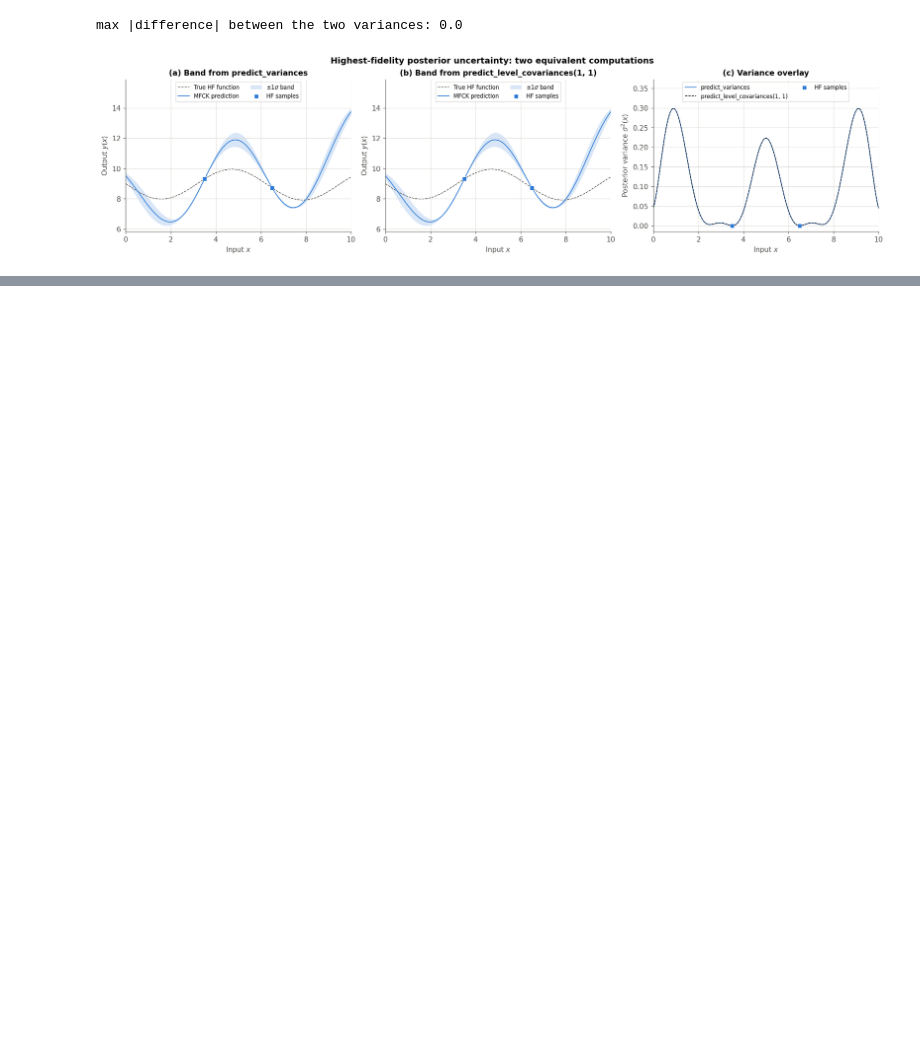
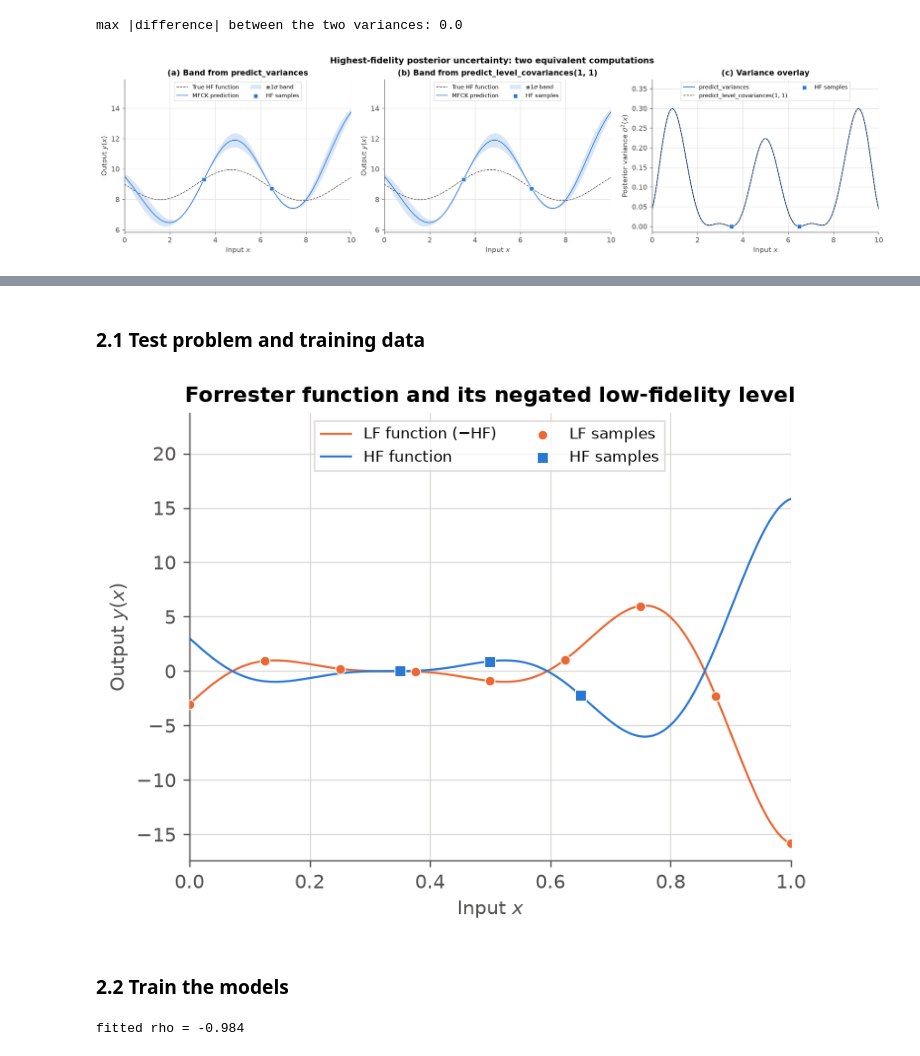
Before and after one commit to oihanc/smt, a Jupyter notebook: test_mfck.ipynb, the cells around one changed output, grey strips where cells are left out. Cells and saved outputs as stored; diff of their text form; code cells hidden in the pictures; blank space fills up the shorter version.

```diff
--- a/test_mfck.ipynb
+++ b/test_mfck.ipynb
@@ -217,0 +243,65 @@ plt.show()
+# %% [markdown]
+### 2.1 Test problem and training data
+# %%
+def forrester_hf(x):
+    return ((x * 6 - 2) ** 2) * np.sin((x * 6 - 2) * 2)
+
+
+def neg_forrester_hf(x):
+    """LF level: exactly anti-correlated with the HF function (rho = -1)."""
+    return -forrester_hf(x)
+
+
+bounds = np.array([[0.0, 1.0]])
+
+x = np.linspace(bounds[0, 0], bounds[0, 1], 201)
+X = x.reshape(-1, 1)
+y_hf = forrester_hf(x)
+y_lf = neg_forrester_hf(x)
+
+xt = [
+    np.linspace(0, 1, 9).reshape(-1, 1),          # LF samples
+    np.array([[0.35, 0.5, 0.65]]).reshape(-1, 1),  # HF samples
+]
+yt = [
+    neg_forrester_hf(xt[0]),
+    forrester_hf(xt[1]),
+]
+
+fig, (ax,) = new_figure()
+ax.plot(x, y_lf, color=C_LF, label=r"LF function ($-$HF)")
+ax.plot(x, y_hf, color=C_HF, label="HF function")
+plot_samples(ax)
+finish_axis(ax, "Forrester function and its negated low-fidelity level",
+            ylabel="Output $y(x)$")
+plt.show()
+# %% [output]
+[figure, added]
+# %% [markdown]
+### 2.2 Train the models
+# %%
+from smt.surrogate_models import KRG
+from smt.applications import MFCK
+
+# HF data only: ordinary kriging, and MFCK reduced to a single level
+krg = KRG(print_global=False)
+krg.set_training_values(xt[1], yt[1])
+krg.train()
+
+mfck_sf = MFCK(print_global=False)
+mfck_sf.set_training_values(xt[1], yt[1])
+mfck_sf.train()
+
+# LF + HF data: two-level MFCK
+mfck = MFCK(print_global=False)
+mfck.set_training_values(xt[0], yt[0], name=0)
+mfck.set_training_values(xt[1], yt[1])
+mfck.train()
+
+# fitted autoregressive coefficient rho (kernel layout: sigma_0, l_0, then
+# [sigma_k, l_k, rho_k] for each additional level)
+kernel_params = mfck._get_kernel_params()
+rho_fit = float(np.ravel(kernel_params[2 + 2 * mfck.nx :: mfck.nx + 2])[0])
+print(f"fitted rho = {rho_fit:.3f}")
+# %% [output]
+fitted rho = -0.984
```
Also changed, not shown: parts of 17 cells of this notebook.
